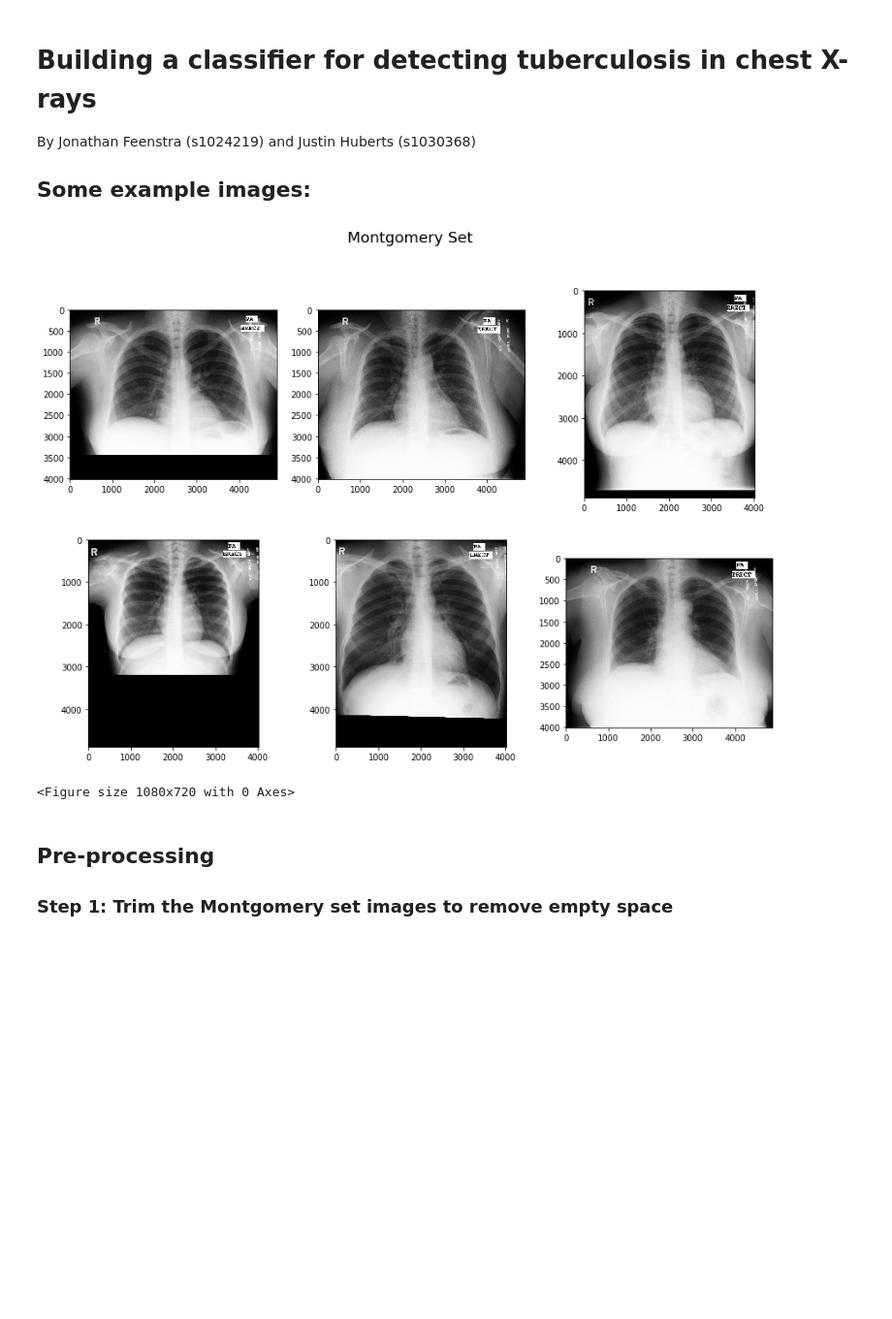
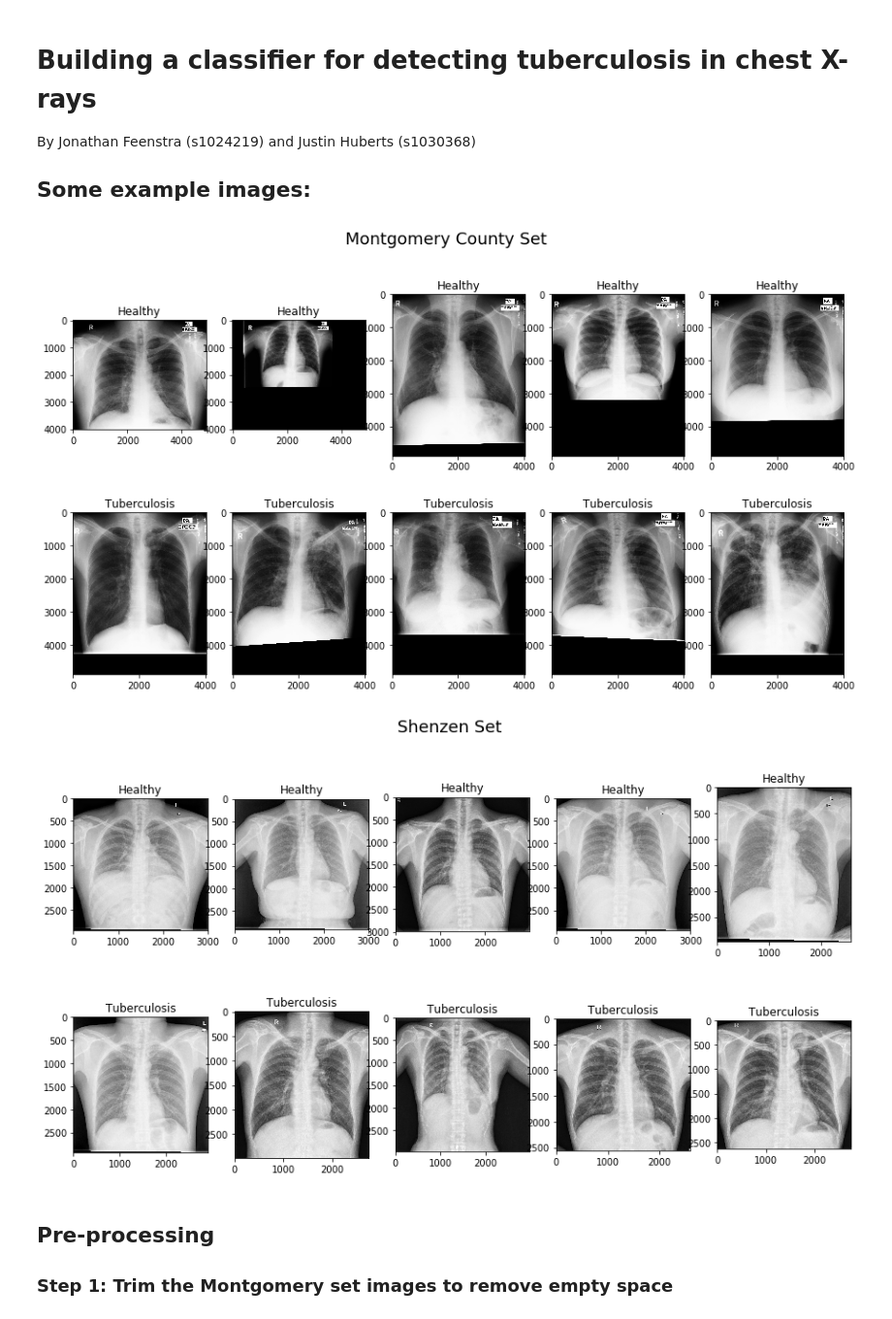
Before and after one commit to JonathanFeenstra/tuberculosis-elm-classifier, a Jupyter notebook: tuberculosis_classifier.ipynb, the cells around one changed output. Shown at 97% size. Saved outputs shown, nothing was run; the diff lists cells and outputs as text; code cells hidden in the pictures; blank space fills up the shorter version.

Commit message:
TB example images added, ELM pseudocode

```diff
--- a/tuberculosis_classifier.ipynb
+++ b/tuberculosis_classifier.ipynb
@@ -6,34 +6,53 @@ By Jonathan Feenstra (s1024219) and Justin Huberts (s1030368)
 # %%
 import matplotlib.pyplot as plt
 import matplotlib.image as mpimg
 from scipy import ndimage
+from random import sample
 import numpy as np
 import glob
 %matplotlib inline
 
-mont_set = glob.glob('Data/MontgomerySet/CXR_png/*.png')
-chin_set = glob.glob('Data/ChinaSet_AllFiles/CXR_png/*.png')
+mont_tb_neg = glob.glob('Data/MontgomerySet/CXR_png/*_0.png')
+mont_tb_pos = glob.glob('Data/MontgomerySet/CXR_png/*_1.png')
+shen_tb_neg = glob.glob('Data/ChinaSet_AllFiles/CXR_png/*_0.png')
+shen_tb_pos = glob.glob('Data/ChinaSet_AllFiles/CXR_png/*_1.png')
 
-mont_fig = plt.figure(figsize=(15,10))
-mont_fig.suptitle('Montgomery Set', size=18)
-for i, filename in enumerate(mont_set[:6]):
+mont_set = mont_tb_neg + mont_tb_pos
+shen_set = shen_tb_neg + shen_tb_pos
+
+mont_tb_neg_sample = sample(mont_tb_neg, 5)
+mont_tb_pos_sample = sample(mont_tb_pos, 5)
+shen_tb_neg_sample = sample(shen_tb_neg, 5)
+shen_tb_pos_sample = sample(shen_tb_pos, 5)
+
+mont_fig = plt.figure(figsize=(15,8))
+mont_fig.suptitle('Montgomery County Set', size=18)
+for i, filename in enumerate(mont_tb_neg_sample + mont_tb_pos_sample):
     img = mpimg.imread(filename)
-    plt.subplot(2, 3, i + 1)
+    plt.subplot(2, 5, i + 1)
     plt.imshow(img, cmap='gray')
+    if i <= 4:
+        plt.title('Healthy')
+    else:
+        plt.title('Tuberculosis')
 
 plt.show()
 
-chin_fig = plt.figure(figsize=(15,10))
-chin_fig.suptitle('China Set', size=18)
-for i, filename in enumerate(chin_set[:6]):
+shen_fig = plt.figure(figsize=(15,8))
+shen_fig.suptitle('Shenzen Set', size=18)
+for i, filename in enumerate(shen_tb_neg_sample + shen_tb_pos_sample):
     img = mpimg.imread(filename)
-    plt.subplot(2, 3, i + 1)
+    plt.subplot(2, 5, i + 1)
     plt.imshow(img)
+    if i <= 4:
+        plt.title('Healthy')
+    else:
+        plt.title('Tuberculosis')
 
 plt.show()
 # %% [output]
-[figure, old version]
+[figure, new version]
-<Figure size 1080x720 with 0 Axes>
+[figure, added]
 # %% [markdown]
 ## Pre-processing
 ### Step 1: Trim the Montgomery set images to remove empty space
```
Also changed, not shown: parts of 5 cells of this notebook.
